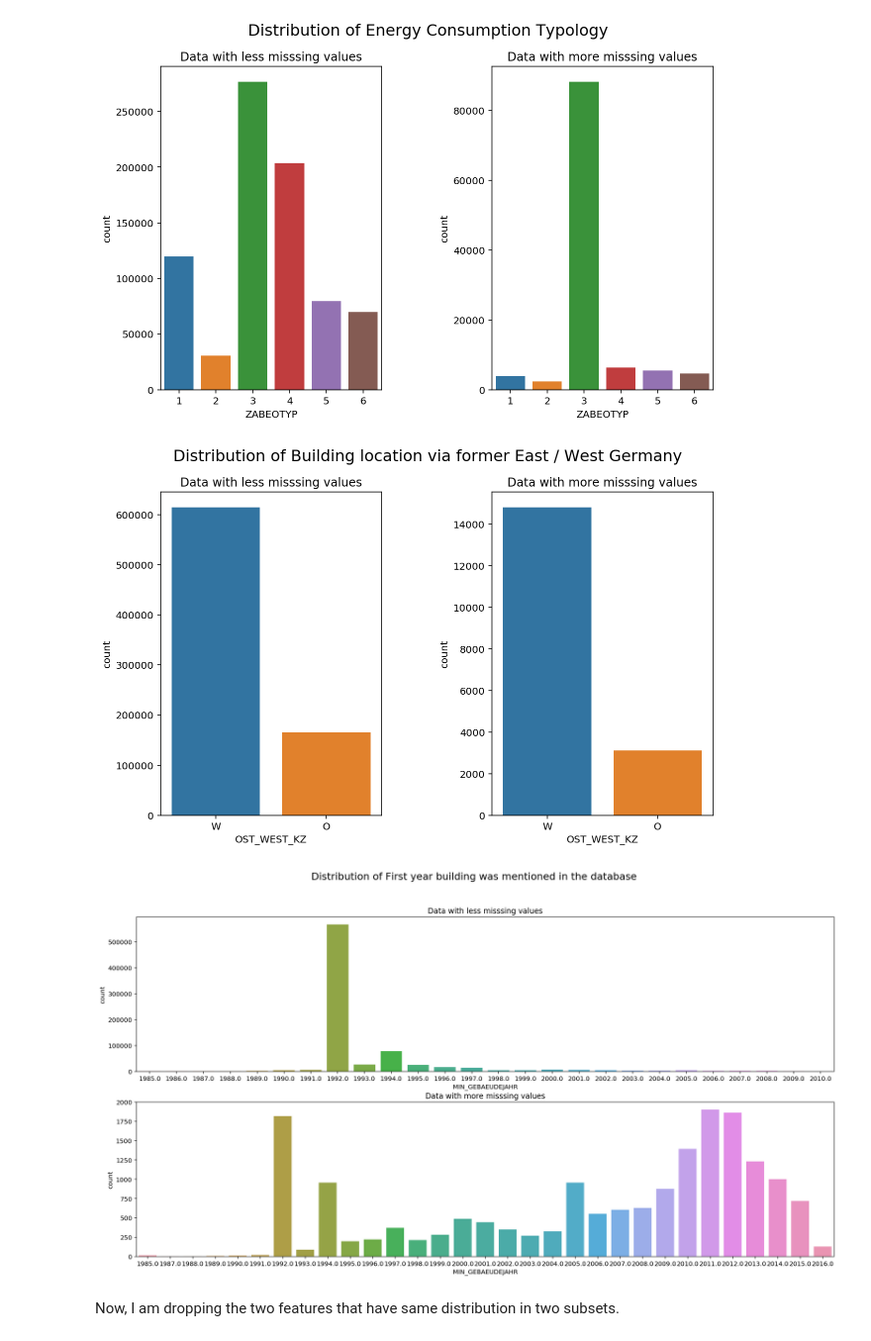
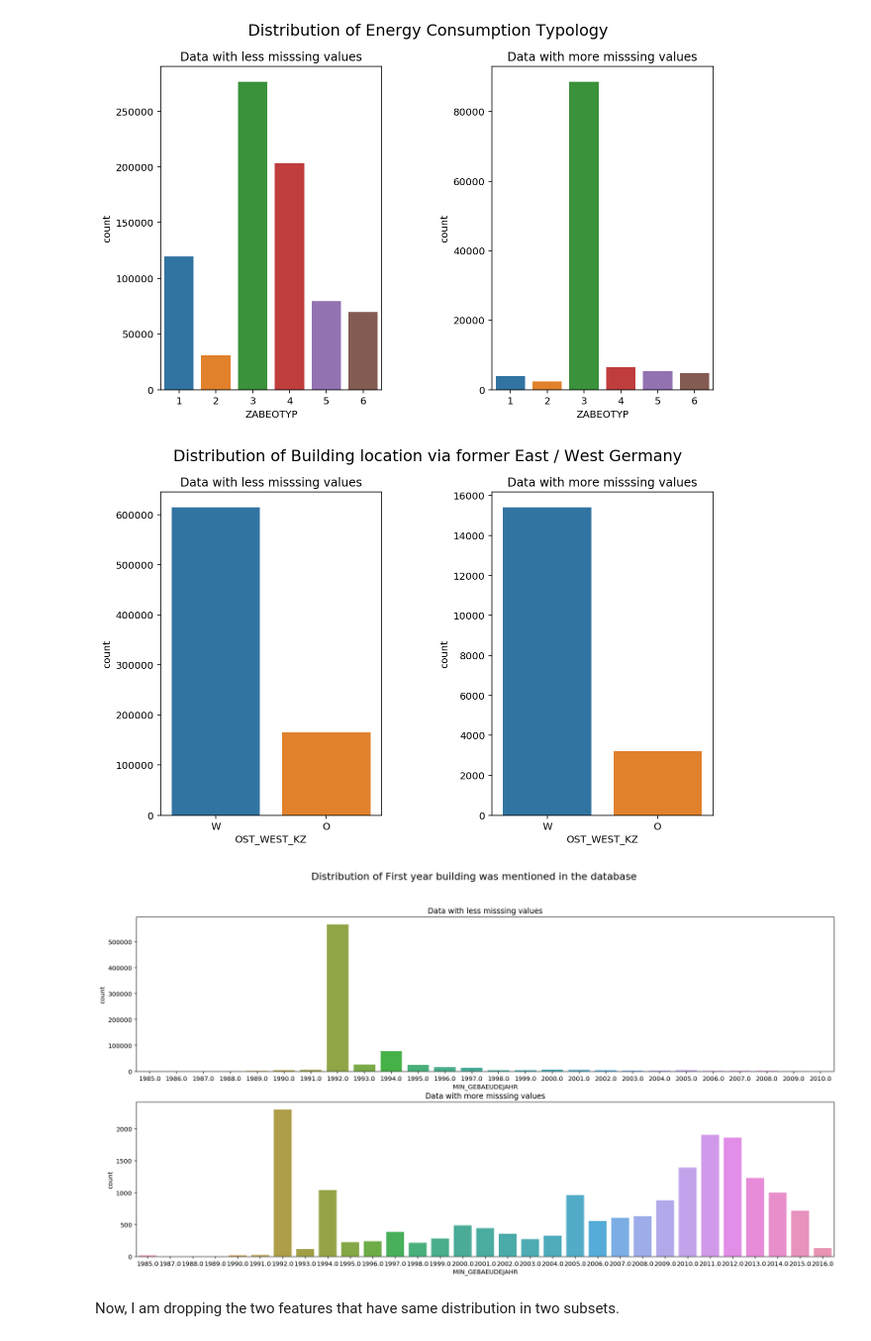
Before and after one commit to sanjeevai/customer_segments_arvato, a Jupyter notebook: Identify_Customer_Segments.ipynb, the cells around one changed output. Shown: that part at 99% size. Drawn from its saved outputs; the diff is of its cells as text; code cells hidden in the pictures.

```diff
--- a/Identify_Customer_Segments.ipynb
+++ b/Identify_Customer_Segments.ipynb
@@ -803,2 +91,0 @@ Cleaning process worked!
-# %%
-azdias[att] = data
@@ -804,0 +101,15 @@ azdias[att] = data
+# %%
+a = feat_info
+
+for i,V in enumerate(azdias.iteritems()):
+    m_u = a['missing_or_unknown'][i]
+    column_name = V[0]
+    m_u = m_u[1:-1].split(',')
+    if m_u != ['']:
+        hold = []
+        for c in m_u:
+            if c in ['X','XX']:
+                hold.append(c)
+            else:
+                hold.append(int(c))
+    azdias[column_name] = azdias[column_name].replace(hold, np.nan)
@@ -869,8 +193,9 @@ miss_df.query(" percentage_of_NaNs > 70 ").shape
 # %%
 # Remove the outlier columns from the dataset. (You'll perform other data
 # engineering tasks such as re-encoding and imputation later.)
-columns = ['AGER_TYP', 'GEBURTSJAHR', 'TITEL_KZ' ,'ALTER_HH', 'KK_KUNDENTYP', 'KBA05_BAUMAX']
-azdias.drop(columns = columns, axis = 1, inplace = True)
+
+columns = list(miss_df.query(" percentage_of_NaNs > 20 ")['col_name'])
+azdias.drop(labels = columns, axis = 1, inplace = True)
 # %% [markdown]
 #### Discussion 1.1.2: Assess Missing Data in Each Column
 
@@ -925,8 +253,8 @@ plt.hist(nan_df['nan_count'], bins = 100);
 # %% [markdown]
 According to me, 10 looks like a good threshold. There are many rows which have missing values count in range from 0 to 10 (both inclusive). Above than 10, we will include in other subset.
 # %%
-upper = azdias[azdias.isnull().sum(axis=1) > 10]
-lower = azdias[azdias.isnull().sum(axis=1) <=10]
+aboveThres_subset = azdias[azdias.isnull().sum(axis=1) > 10]
+belowThres_subset = azdias[azdias.isnull().sum(axis=1) <=10]
 # %%
 # Compare the distribution of values for at least five columns where there are
 # no or few missing values, between the two subsets.
@@ -991,23 +319,23 @@ plt.subplots_adjust(wspace=0.5);
 # %%
 f, (ax1, ax2) = plt.subplots(1, 2, figsize = (10, 6))
 f.suptitle('Distribution of Building location via former East / West Germany', fontsize=16)
-sns.countplot(x='OST_WEST_KZ', data=lower, ax = ax1)
+sns.countplot(x='OST_WEST_KZ', data=belowThres_subset, ax = ax1)
 ax1.set_title("Data with less misssing values");
-sns.countplot(x='OST_WEST_KZ', data=upper, ax = ax2)
+sns.countplot(x='OST_WEST_KZ', data=aboveThres_subset, ax = ax2)
 ax2.set_title("Data with more misssing values")
 plt.subplots_adjust(wspace=0.5);
 # %% [output]
-[figure, old version]
+[figure, new version]
 # %%
 f, ((ax1), (ax2)) = plt.subplots(2, 1, figsize = (20, 10))
 f.suptitle('Distribution of First year building was mentioned in the database', fontsize=16)
-sns.countplot(x='MIN_GEBAEUDEJAHR', data=lower, ax = ax1)
+sns.countplot(x='MIN_GEBAEUDEJAHR', data=belowThres_subset, ax = ax1)
 ax1.set_title("Data with less misssing values");
-sns.countplot(x='MIN_GEBAEUDEJAHR', data=upper, ax = ax2)
+sns.countplot(x='MIN_GEBAEUDEJAHR', data=aboveThres_subset, ax = ax2)
 ax2.set_title("Data with more misssing values");
 # plt.subplots_adjust(wspace=0.5);
 # %% [output]
-[figure, old version]
+[figure, new version]
 # %% [markdown]
 Now, I am dropping the two features that have same distribution in two subsets.
 # %%
```
Also changed, not shown: parts of 274 cells of this notebook.
